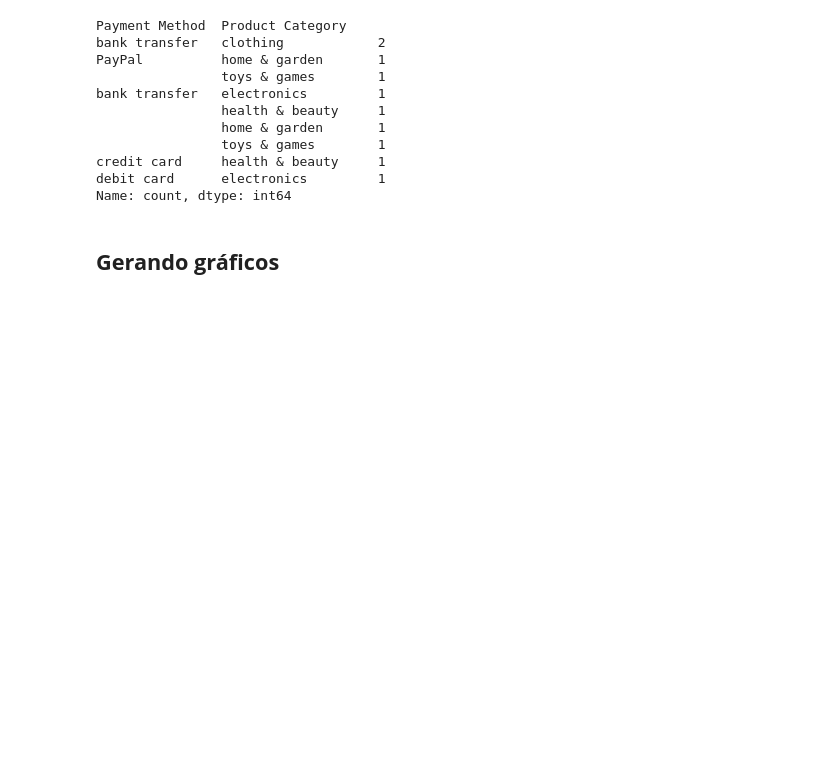
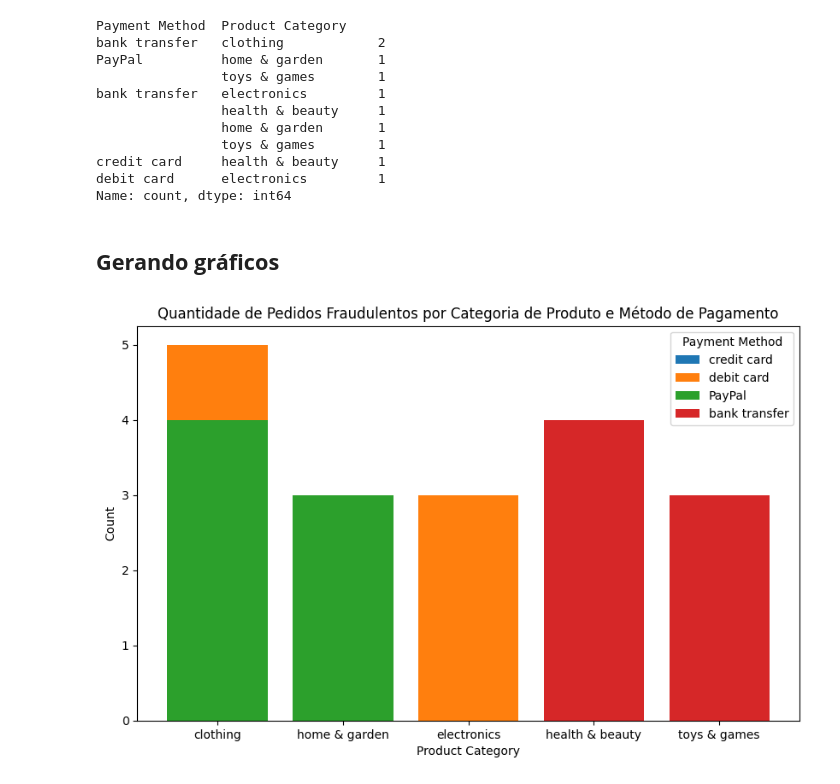
Before and after one commit to lethiciaasevedo1999/on34-python-projetofinal, a Jupyter notebook: material/analise-exploratoria/analise.ipynb, the cells around one changed output. Cells and saved outputs as stored; diff of their text form; code cells hidden in the pictures; blank space fills up the shorter version.

```diff
--- a/material/analise-exploratoria/analise.ipynb
+++ b/material/analise-exploratoria/analise.ipynb
@@ -299,3 +293,19 @@ debit card      electronics         1
 Name: count, dtype: int64
 # %% [markdown]
 ## **Gerando gráficos**
+# %%
+
+fig, ax = plt.subplots(figsize=(10, 6))
+
+for method in quantia_categoria['Payment Method'].unique():
+    subset = quantia_categoria[quantia_categoria['Payment Method'] == method]
+    ax.bar(subset['Product Category'], subset['Count'], label=method)
+
+ax.set_xlabel('Product Category')
+ax.set_ylabel('Count')
+ax.set_title('Quantidade de Pedidos Fraudulentos por Categoria de Produto e Método de Pagamento')
+
+ax.legend(title='Payment Method')
+plt.show()
+# %% [output]
+[figure, added]
```
Also changed, not shown: parts of 9 cells of this notebook.
